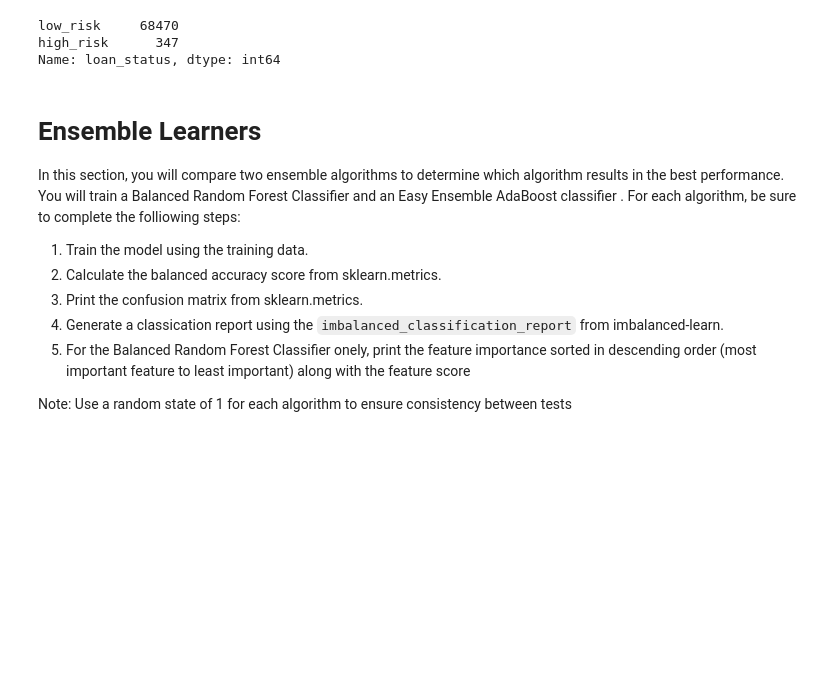
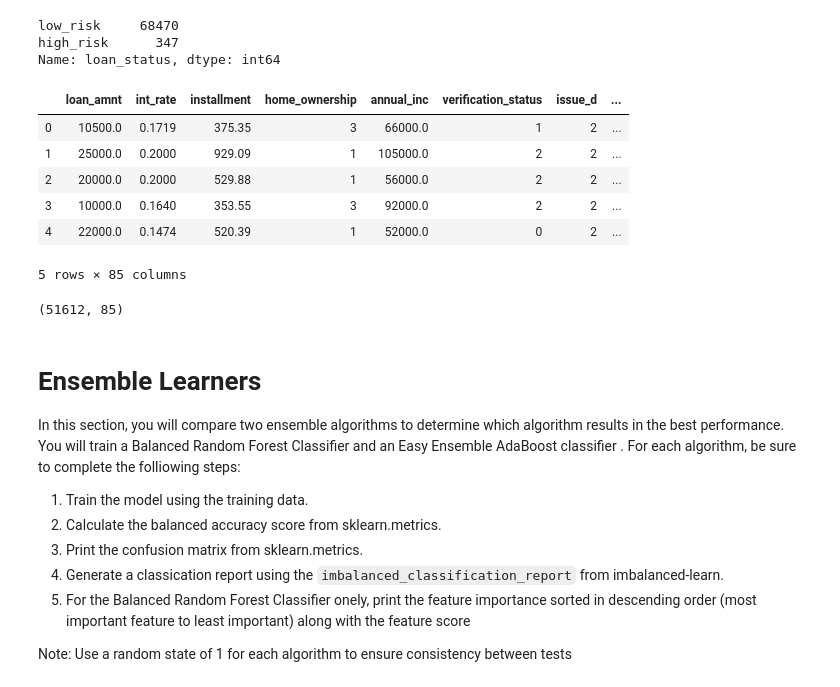
Before and after one commit to tiricha91/machine_learnimg, a Jupyter notebook: credit_risk_ensemble.ipynb, the cells around one changed output. Saved outputs shown, nothing was run; the diff lists cells and outputs as text; code cells hidden in the pictures; blank space fills up the shorter version.

```diff
--- a/credit_risk_ensemble.ipynb
+++ b/credit_risk_ensemble.ipynb
@@ -43,7 +43,7 @@ columns = [
 target = ["loan_status"]
 # %%
 # Load the data
-file_path = Path('../Resources/LoanStats_2019Q1.csv.zip')
+file_path = Path('Resources/LoanStats_2019Q1.csv.zip')
 df = pd.read_csv(file_path, skiprows=1)[:-2]
 df = df.loc[:, columns].copy()
 
@@ -84,10 +84,10 @@ df.head()
 # Split the Data into Training and Testing
 # %%
 # Create our features
-X = # YOUR CODE HERE
+X = df.drop(columns="loan_status")
 
 # Create our target
-y = # YOUR CODE HERE
+y = df["loan_status"]
 # %%
 X.describe()
 # %% [output]
@@ -111,6 +113,31 @@ Name: loan_status, dtype: int64
+# %%
+le = LabelEncoder()
+# %%
+for column in X:
+    if X[column].dtype == float:
+        pass
+    else:
+        le.fit(X[column])
+        X[column] = le.transform(X[column])
+
+
+X.head()
+# %% [output]
+|  | loan_amnt | int_rate | installment | home_ownership | annual_inc | verification_status | issue_d | ... |
+| 0 | 10500.0 | 0.1719 | 375.35 | 3 | 66000.0 | 1 | 2 | ... |
+| 1 | 25000.0 | 0.2000 | 929.09 | 1 | 105000.0 | 2 | 2 | ... |
+| 2 | 20000.0 | 0.2000 | 529.88 | 1 | 56000.0 | 2 | 2 | ... |
+| 3 | 10000.0 | 0.1640 | 353.55 | 3 | 92000.0 | 2 | 2 | ... |
+| 4 | 22000.0 | 0.1474 | 520.39 | 1 | 52000.0 | 0 | 2 | ... |
+5 rows × 85 columns
 # %%
 # Split the X and y into X_train, X_test, y_train, y_test
-# YOUR CODE HERE
+from sklearn.model_selection import train_test_split
+
+X_train, X_test, y_train, y_test = train_test_split(X,y, random_state=1, stratify=y)
+X_train.shape
+# %% [output]
+(51612, 85)
 # %% [markdown]
 # Ensemble Learners
 
```
Also changed, not shown: parts of 3 cells of this notebook.
